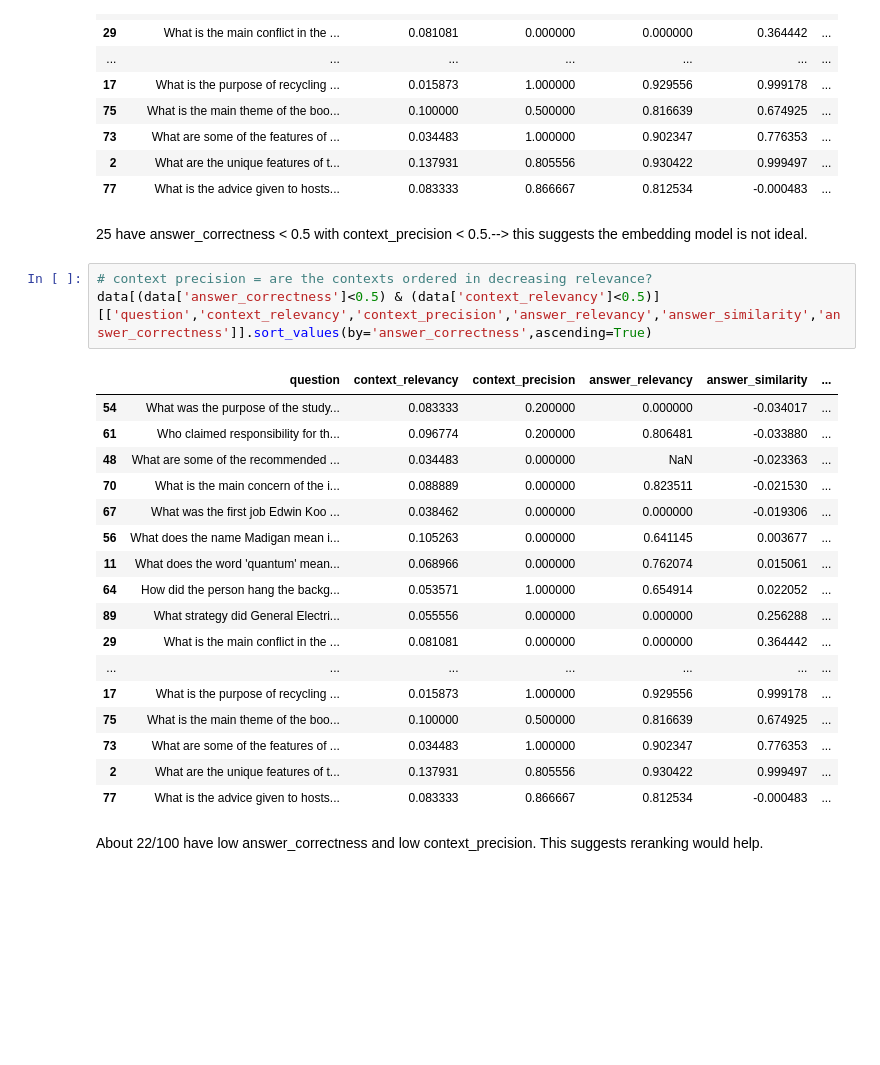
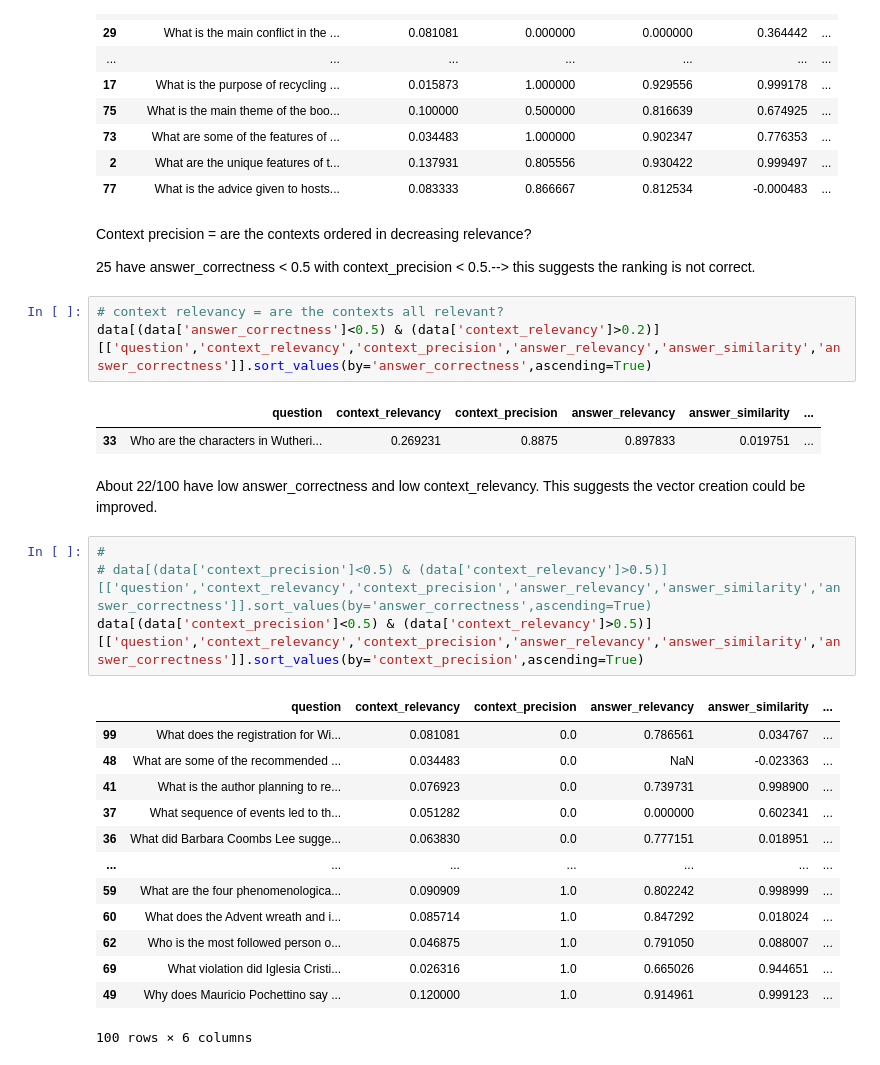
Before and after one commit to NU-MSAI-Practicum/advanced_rag_team_twain, a Jupyter notebook: eval_analysis.ipynb, the cells around one changed output. Saved outputs shown, nothing was run; the diff lists cells and outputs as text; blank space fills up the shorter version.

```diff
--- a/eval_analysis.ipynb
+++ b/eval_analysis.ipynb
@@ -185,27 +214,32 @@ data[(data['answer_correctness']<0.5) & (data['context_relevancy']<0.5)][['quest
 | 2 | What are the unique features of t... | 0.137931 | 0.805556 | 0.930422 | 0.999497 | ... |
 | 77 | What is the advice given to hosts... | 0.083333 | 0.866667 | 0.812534 | -0.000483 | ... |
 # %% [markdown]
-25 have answer_correctness < 0.5 with context_precision < 0.5.--> this suggests the embedding model is not ideal.
+Context precision = are the contexts ordered in decreasing relevance?
+
+25 have answer_correctness < 0.5 with context_precision < 0.5.--> this suggests the ranking is not correct.
 # %%
-# context precision = are the contexts ordered in decreasing relevance?
-data[(data['answer_correctness']<0.5) & (data['context_relevancy']<0.5)][['question','context_relevancy','context_precision','answer_relevancy','answer_similarity','answer_correctness']].sort_values(by='answer_correctness',ascending=True)
+# context relevancy = are the contexts all relevant?
+data[(data['answer_correctness']<0.5) & (data['context_relevancy']>0.2)][['question','context_relevancy','context_precision','answer_relevancy','answer_similarity','answer_correctness']].sort_values(by='answer_correctness',ascending=True)
 # %% [output]
 |  | question | context_relevancy | context_precision | answer_relevancy | answer_similarity | ... |
-| 54 | What was the purpose of the study... | 0.083333 | 0.200000 | 0.000000 | -0.034017 | ... |
-| 61 | Who claimed responsibility for th... | 0.096774 | 0.200000 | 0.806481 | -0.033880 | ... |
-| 48 | What are some of the recommended ... | 0.034483 | 0.000000 | NaN | -0.023363 | ... |
-| 70 | What is the main concern of the i... | 0.088889 | 0.000000 | 0.823511 | -0.021530 | ... |
-| 67 | What was the first job Edwin Koo ... | 0.038462 | 0.000000 | 0.000000 | -0.019306 | ... |
-| 56 | What does the name Madigan mean i... | 0.105263 | 0.000000 | 0.641145 | 0.003677 | ... |
-| 11 | What does the word 'quantum' mean... | 0.068966 | 0.000000 | 0.762074 | 0.015061 | ... |
-| 64 | How did the person hang the backg... | 0.053571 | 1.000000 | 0.654914 | 0.022052 | ... |
-| 89 | What strategy did General Electri... | 0.055556 | 0.000000 | 0.000000 | 0.256288 | ... |
-| 29 | What is the main conflict in the ... | 0.081081 | 0.000000 | 0.000000 | 0.364442 | ... |
-| ... | ... | ... | ... | ... | ... | ... |
-| 17 | What is the purpose of recycling ... | 0.015873 | 1.000000 | 0.929556 | 0.999178 | ... |
-| 75 | What is the main theme of the boo... | 0.100000 | 0.500000 | 0.816639 | 0.674925 | ... |
-| 73 | What are some of the features of ... | 0.034483 | 1.000000 | 0.902347 | 0.776353 | ... |
-| 2 | What are the unique features of t... | 0.137931 | 0.805556 | 0.930422 | 0.999497 | ... |
-| 77 | What is the advice given to hosts... | 0.083333 | 0.866667 | 0.812534 | -0.000483 | ... |
+| 33 | Who are the characters in Wutheri... | 0.269231 | 0.8875 | 0.897833 | 0.019751 | ... |
 # %% [markdown]
-About 22/100 have low answer_correctness and low context_precision. This suggests reranking would help.
+About 22/100 have low answer_correctness and low context_relevancy. This suggests the vector creation could be improved.
+# %%
+#
+# data[(data['context_precision']<0.5) & (data['context_relevancy']>0.5)][['question','context_relevancy','context_precision','answer_relevancy','answer_similarity','answer_correctness']].sort_values(by='answer_correctness',ascending=True)
+data[(data['context_precision']<0.5) & (data['context_relevancy']>0.5)][['question','context_relevancy','context_precision','answer_relevancy','answer_similarity','answer_correctness']].sort_values(by='context_precision',ascending=True)
+# %% [output]
+|  | question | context_relevancy | context_precision | answer_relevancy | answer_similarity | ... |
+| 99 | What does the registration for Wi... | 0.081081 | 0.0 | 0.786561 | 0.034767 | ... |
+| 48 | What are some of the recommended ... | 0.034483 | 0.0 | NaN | -0.023363 | ... |
+| 41 | What is the author planning to re... | 0.076923 | 0.0 | 0.739731 | 0.998900 | ... |
+| 37 | What sequence of events led to th... | 0.051282 | 0.0 | 0.000000 | 0.602341 | ... |
+| 36 | What did Barbara Coombs Lee sugge... | 0.063830 | 0.0 | 0.777151 | 0.018951 | ... |
+| ... | ... | ... | ... | ... | ... | ... |
+| 59 | What are the four phenomenologica... | 0.090909 | 1.0 | 0.802242 | 0.998999 | ... |
+| 60 | What does the Advent wreath and i... | 0.085714 | 1.0 | 0.847292 | 0.018024 | ... |
+| 62 | Who is the most followed person o... | 0.046875 | 1.0 | 0.791050 | 0.088007 | ... |
+| 69 | What violation did Iglesia Cristi... | 0.026316 | 1.0 | 0.665026 | 0.944651 | ... |
+| 49 | Why does Mauricio Pochettino say ... | 0.120000 | 1.0 | 0.914961 | 0.999123 | ... |
+100 rows × 6 columns
```
Also changed, not shown: parts of 2 cells of this notebook, 37 other files.
